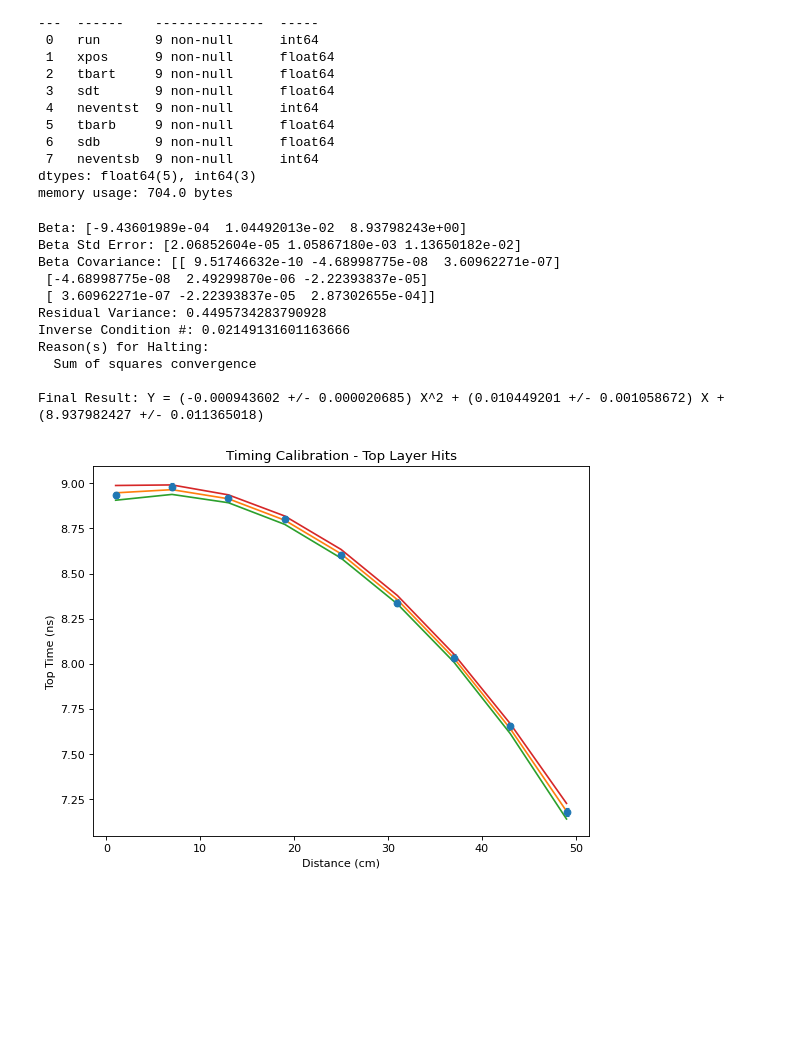
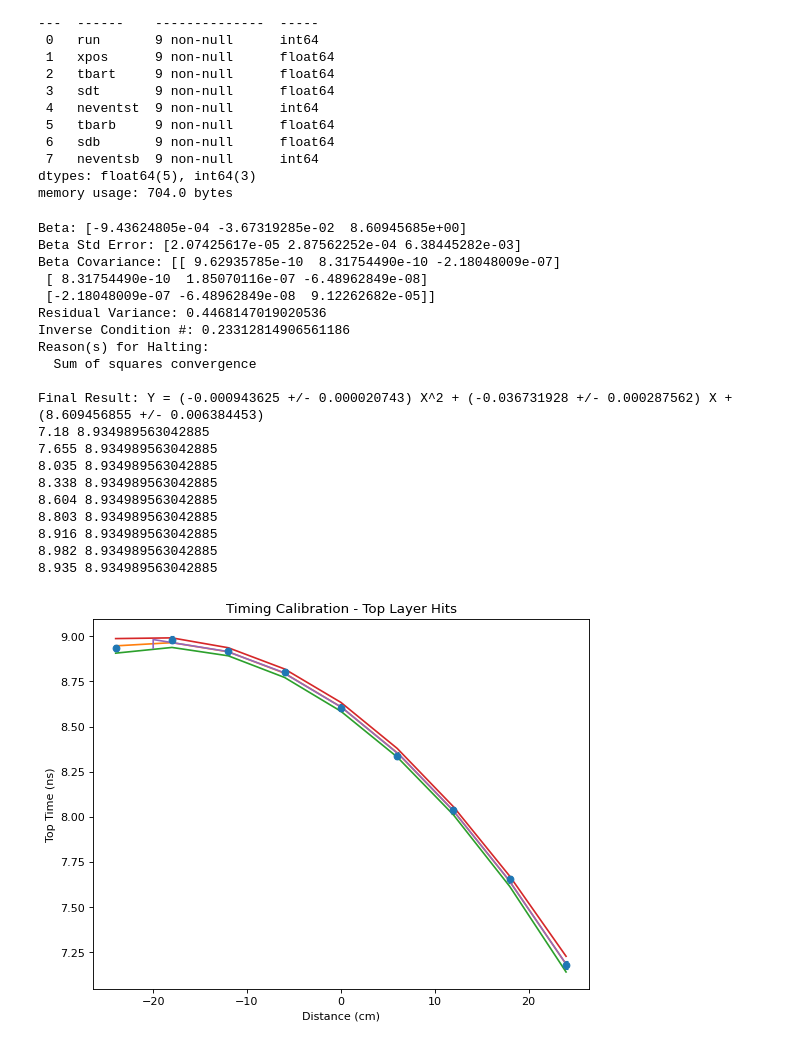
Before and after one commit to chapatilasers/AnaBarMC, a Jupyter notebook: timing_calibration.ipynb, the cells around one changed output. Cells and saved outputs as stored; diff of their text form; code cells hidden in the pictures; blank space fills up the shorter version.

```diff
--- a/timing_calibration.ipynb
+++ b/timing_calibration.ipynb
@@ -26,9 +26,10 @@ memory usage: 704.0 bytes
 # %%
 df['dtbart'] = df['sdt']/np.sqrt(df['neventst'])
 df['dtbarb'] = df['sdb']/np.sqrt(df['neventsb'])
-df['dxpos'] = 0.0001*df['xpos']
+df['xposoff'] = df['xpos']-25.0
+df['dxpos'] = 0.001*df['xpos']
 # %%
-xi = df['xpos']
+xi = df['xposoff']
 yi = df['tbart']
 sigmaxi = df['dxpos']
 sigmayi = df['dtbart']
@@ -63,40 +64,68 @@ perr = myoutput.sd_beta # the vector of ERRORS in the optimized parameters
 # purposes.
 
 ps = np.random.multivariate_normal(popt,pcov,10000)
 ysample=np.asarray([fitfunction(pi,xi) for pi in ps])
 
 lower = np.percentile(ysample,0.5,axis=0)
 upper = np.percentile(ysample,99.5,axis=0)
 middle = (lower+upper)/2.0
 
 print()
 print ("Final Result: Y = (%0.9f +/- %0.9f) X^2 + (%0.9f +/- %0.9f) X + (%0.9f +/- %0.9f)" % (popt[0],perr[0],popt[1],perr[1],popt[2],perr[2]))
 
 plt.figure(figsize=(8, 6), dpi=80)
 
 plt.errorbar(xi, yi, xerr=sigmaxi, yerr=sigmayi, fmt='o', capsize=2, capthick=1)
 
 plt.plot(xi,middle)
 plt.plot(xi,lower)
 plt.plot(xi,upper)
 
 #########################
 
 plt.xlabel('Distance (cm)')
 plt.ylabel('Top Time (ns)')
 plt.title('Timing Calibration - Top Layer Hits')
+
+a1 = popt[0]
+b1 = popt[1]
+c1 = popt[2]
+
+xmin = -25.0
+ymin = a1*xmin*xmin+b1*xmin+c1-0.003
+
+xplot = yi
+yplot = []
+for i in range(len(xplot)):
+    print (xplot[i],ymin)
+    if xplot[i] < ymin:
+        yplot.append((-b1-np.sqrt(np.fabs(b1**2-4*a1*(c1-xplot[i]))))/(2.0*a1))
+    else:
+        yplot.append(-20.0)
+
+plt.plot(yplot,xplot)
+
 plt.show()
 # %% [output]
-Beta: [-9.43601989e-04  1.04492013e-02  8.93798243e+00]
-Beta Std Error: [2.06852604e-05 1.05867180e-03 1.13650182e-02]
-Beta Covariance: [[ 9.51746632e-10 -4.68998775e-08  3.60962271e-07]
- [-4.68998775e-08  2.49299870e-06 -2.22393837e-05]
- [ 3.60962271e-07 -2.22393837e-05  2.87302655e-04]]
-Residual Variance: 0.4495734283790928
-Inverse Condition #: 0.02149131601163666
+Beta: [-9.43624805e-04 -3.67319285e-02  8.60945685e+00]
+Beta Std Error: [2.07425617e-05 2.87562252e-04 6.38445282e-03]
+Beta Covariance: [[ 9.62935785e-10  8.31754490e-10 -2.18048009e-07]
+ [ 8.31754490e-10  1.85070116e-07 -6.48962849e-08]
+ [-2.18048009e-07 -6.48962849e-08  9.12262682e-05]]
+Residual Variance: 0.4468147019020536
+Inverse Condition #: 0.23312814906561186
 Reason(s) for Halting:
   Sum of squares convergence
 
-Final Result: Y = (-0.000943602 +/- 0.000020685) X^2 + (0.010449201 +/- 0.001058672) X + (8.937982427 +/- 0.011365018)
+Final Result: Y = (-0.000943625 +/- 0.000020743) X^2 + (-0.036731928 +/- 0.000287562) X + (8.609456855 +/- 0.006384453)
+7.18 8.934989563042885
+7.655 8.934989563042885
+8.035 8.934989563042885
+8.338 8.934989563042885
+8.604 8.934989563042885
+8.803 8.934989563042885
+8.916 8.934989563042885
+8.982 8.934989563042885
+8.935 8.934989563042885
-[figure, old version]
+[figure, new version]
 # %%
```
Also changed, not shown: parts of 2 cells of this notebook, 5 other files.
